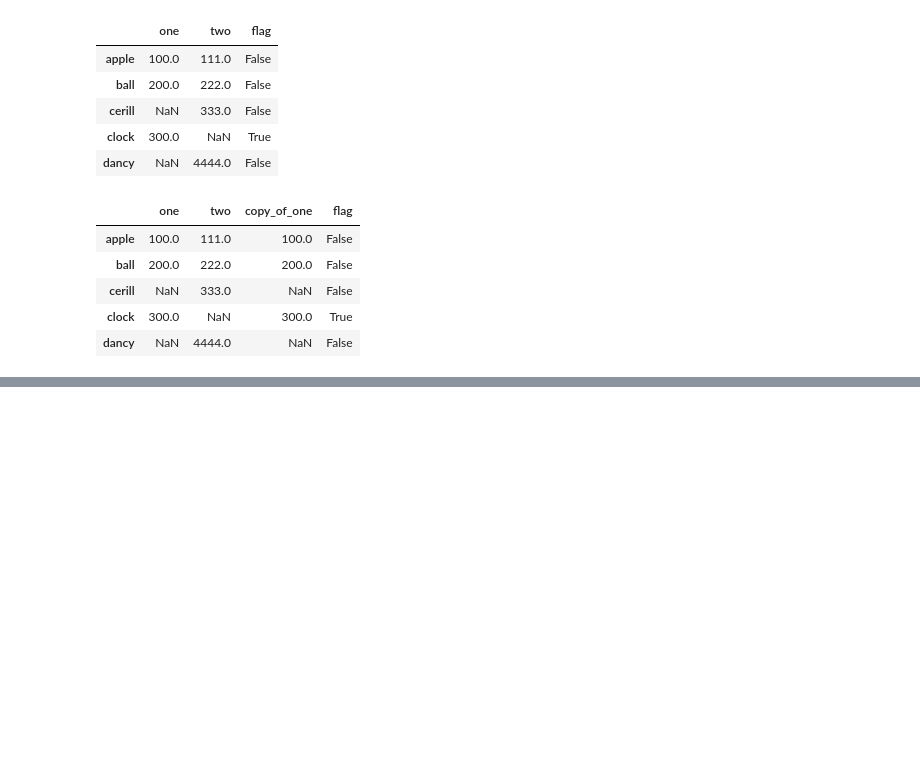
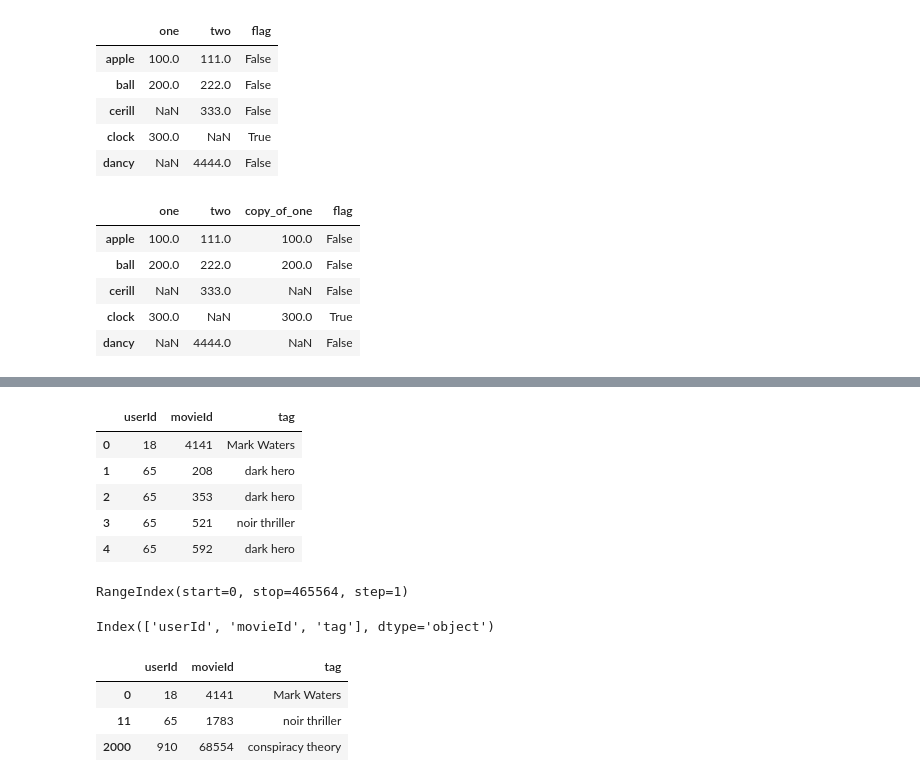
Before and after one commit to thanhdao/python_for_data_science, a Jupyter notebook: Week-4-Pandas/4_pandas.ipynb, the cells around one changed output, grey strips where cells are left out. Cells and saved outputs as stored; diff of their text form; code cells hidden in the pictures; blank space fills up the shorter version.

```diff
--- a/Week-4-Pandas/4_pandas.ipynb
+++ b/Week-4-Pandas/4_pandas.ipynb
@@ -207,0 +319,24 @@ df
+# %%
+tags.head()
+# %% [output]
+|  | userId | movieId | tag |
+| 0 | 18 | 4141 | Mark Waters |
+| 1 | 65 | 208 | dark hero |
+| 2 | 65 | 353 | dark hero |
+| 3 | 65 | 521 | noir thriller |
+| 4 | 65 | 592 | dark hero |
+# %%
+tags.index
+# %% [output]
+RangeIndex(start=0, stop=465564, step=1)
+# %%
+tags.columns
+# %% [output]
+Index(['userId', 'movieId', 'tag'], dtype='object')
+# %%
+tags.iloc[[0, 11, 2000]]
+# %% [output]
+|  | userId | movieId | tag |
+| 0 | 18 | 4141 | Mark Waters |
+| 11 | 65 | 1783 | noir thriller |
+| 2000 | 910 | 68554 | conspiracy theory |
```
Also changed, not shown: parts of 28 cells of this notebook, 6 other files.
